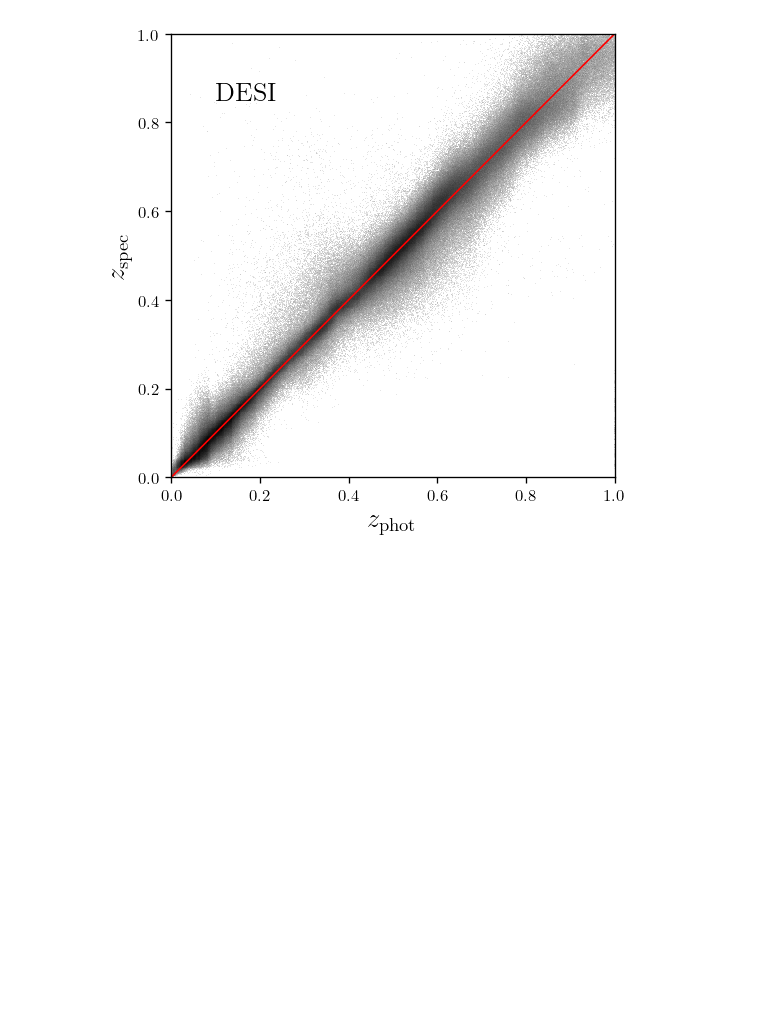
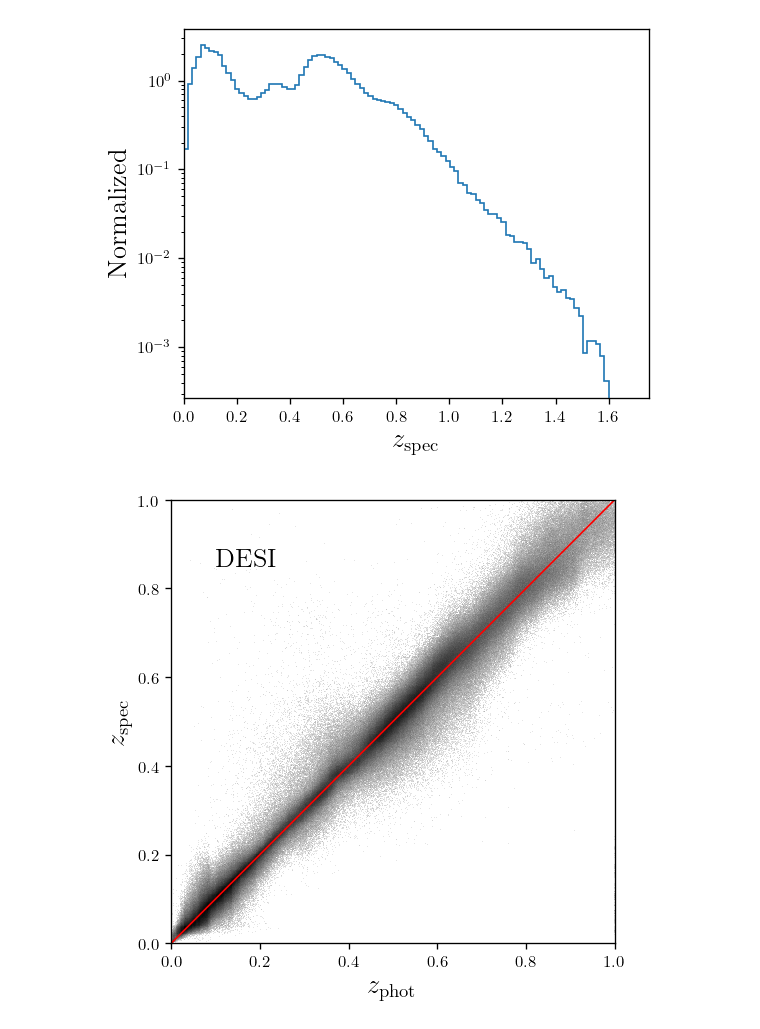
Before and after one commit to saahitmog/GW_Source_Map, a Jupyter notebook: DESI_diagnotic_plots.ipynb, the cells around one changed output. Drawn from its saved outputs; the diff is of its cells as text; code cells hidden in the pictures; blank space fills up the shorter version.

```diff
--- a/DESI_diagnotic_plots.ipynb
+++ b/DESI_diagnotic_plots.ipynb
@@ -14,6 +14,18 @@ cols = ['RA', 'DEC', 'photo_z', 'MASS_BEST']
 tbl = Table.read('data/desidr9_galaxy_cspcat.fits', memmap=True)
 # run the preprocess.sh script
 cut_tbl = Table.read('data/desidr9_galaxy_cspcat_cut.fits', memmap=True)
+# %%
+# Figure 2.1 Zou et al. 2022
+
+plt.figure(figsize=(5, 4))
+plt.hist(cut_tbl['spec_z'], bins=np.linspace(0, 1.6, 100), density=True, histtype='step')
+plt.yscale('log')
+plt.xlim(0, 1.75)
+plt.xlabel(r'$z_{\rm spec}$', fontsize=16)
+plt.ylabel('Normalized', fontsize=16)
+plt.show()
+# %% [output]
+[figure, added]
 # %%
 # Figure 3.1 Zou et al. 2022
 
```
Also changed, not shown: parts of 7 cells of this notebook.
